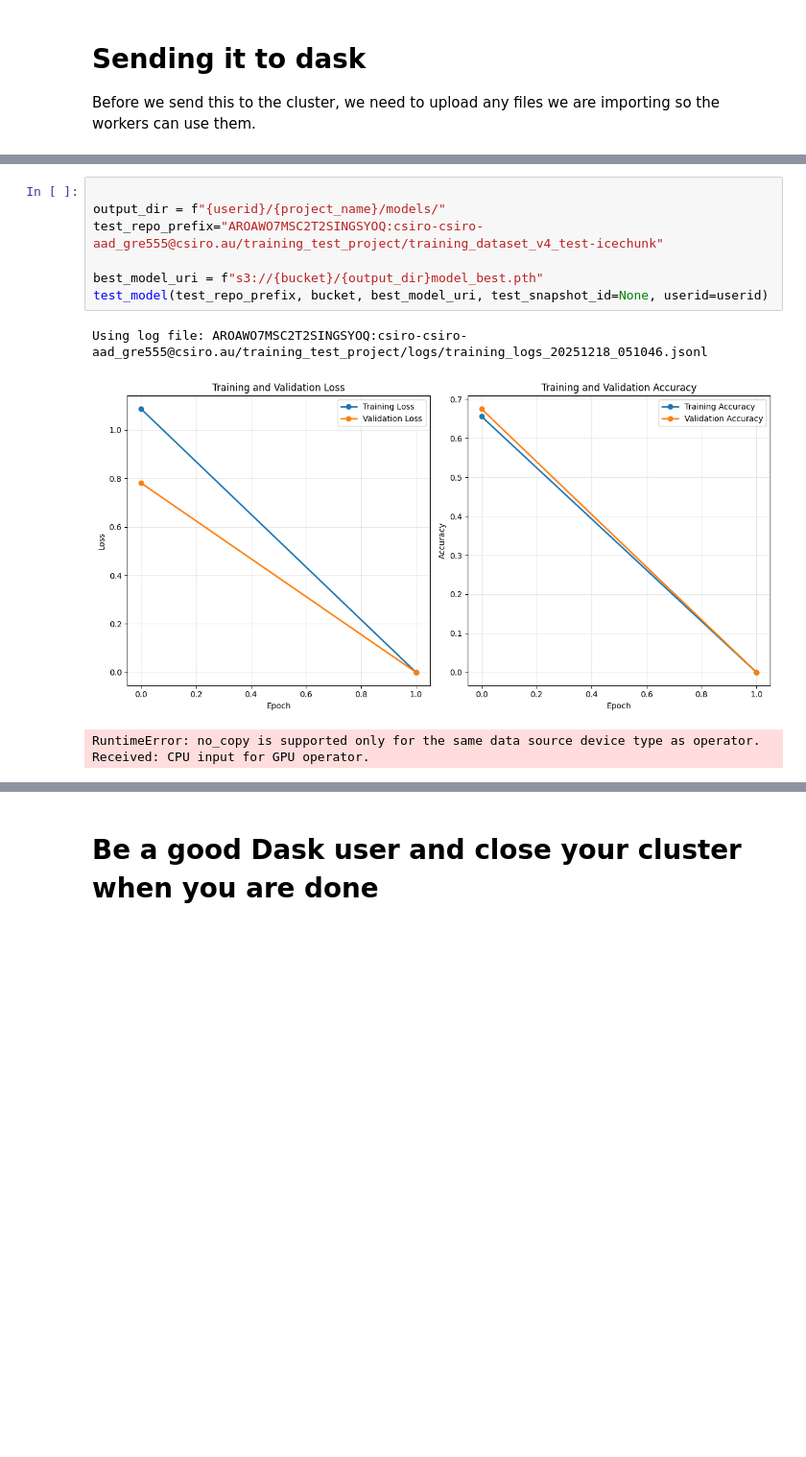
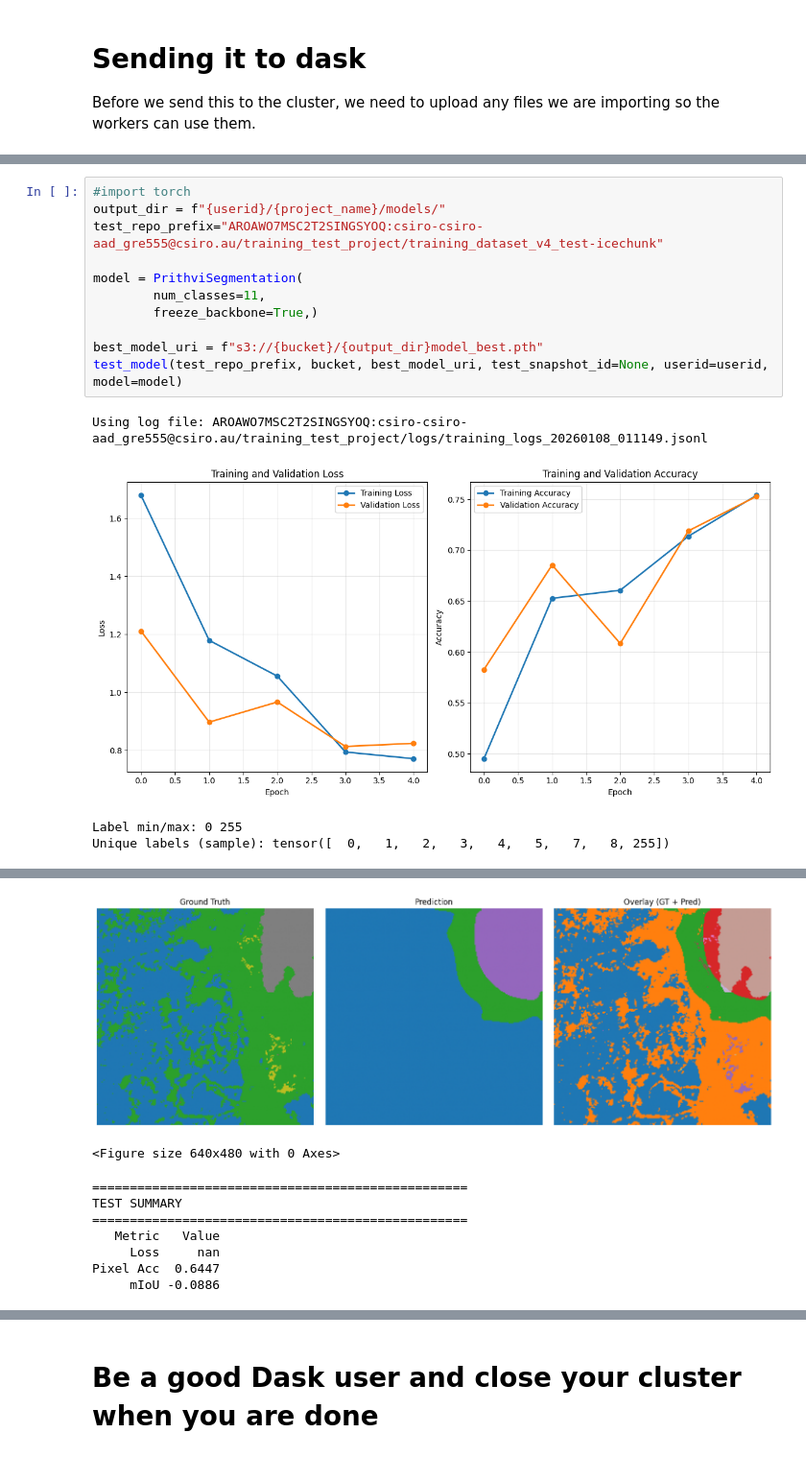
Before and after one commit to csiro-easi/easi-notebooks, a Jupyter notebook: notebooks/dask/08b-Fine_Tuning_with_Dask-Optimisations.ipynb, the cells around one changed output, grey strips where cells are left out. Shown at 96% size. Saved outputs shown, nothing was run; the diff lists cells and outputs as text; blank space fills up the shorter version.

```diff
--- a/notebooks/dask/08b-Fine_Tuning_with_Dask-Optimisations.ipynb
+++ b/notebooks/dask/08b-Fine_Tuning_with_Dask-Optimisations.ipynb
@@ -932,11 +623,16 @@ def test_model(
 # %%
-
+#import torch
 output_dir = f"{userid}/{project_name}/models/"
 test_repo_prefix="AROAWO7MSC2T2SINGSYOQ:csiro-csiro-aad_gre555@csiro.au/training_test_project/training_dataset_v4_test-icechunk"
 
+model = PrithviSegmentation(
+        num_classes=11,
+        freeze_backbone=True,)
+
 best_model_uri = f"s3://{bucket}/{output_dir}model_best.pth"
-test_model(test_repo_prefix, bucket, best_model_uri, test_snapshot_id=None, userid=userid)
+test_model(test_repo_prefix, bucket, best_model_uri, test_snapshot_id=None, userid=userid, model=model)
 # %% [output]
-Using log file: AROAWO7MSC2T2SINGSYOQ:csiro-csiro-aad_gre555@csiro.au/training_test_project/logs/training_logs_20251218_051046.jsonl
+Using log file: AROAWO7MSC2T2SINGSYOQ:csiro-csiro-aad_gre555@csiro.au/training_test_project/logs/training_logs_20260108_011149.jsonl
-[figure, old version]
+[figure, new version]
-RuntimeError: no_copy is supported only for the same data source device type as operator. Received: CPU input for GPU operator.
+Label min/max: 0 255
+Unique labels (sample): tensor([  0,   1,   2,   3,   4,   5,   7,   8, 255])
@@ -942,0 +640,9 @@ RuntimeError: no_copy is supported only for the same data source device type as
+[figure, added]
+<Figure size 640x480 with 0 Axes>
+==================================================
+TEST SUMMARY
+==================================================
+   Metric   Value
+     Loss     nan
+Pixel Acc  0.6447
+     mIoU -0.0886
```
Also changed, not shown: parts of 18 cells of this notebook, 17 other files.
